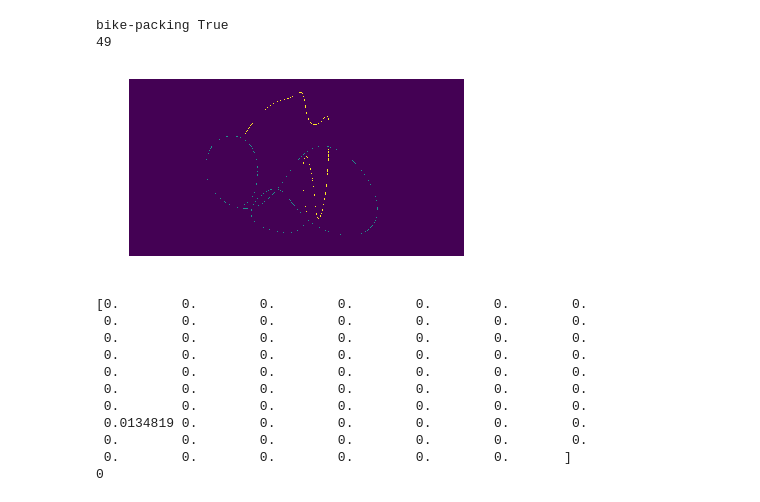
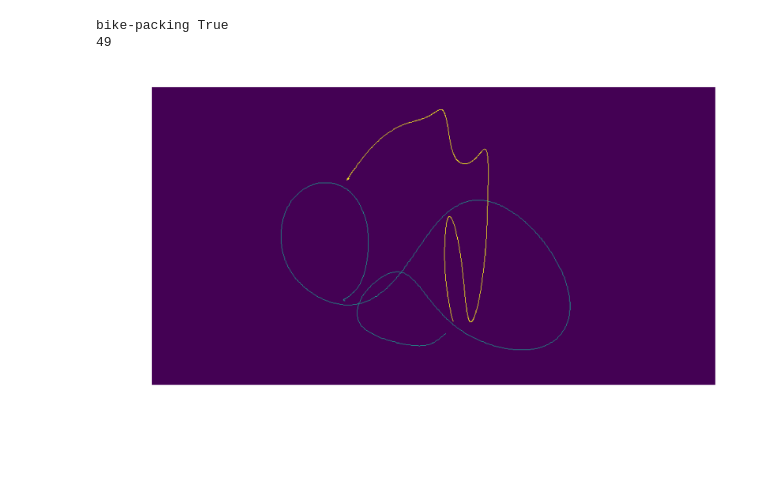
Before and after one commit to albertomontesg/davis-interactive, a Jupyter notebook: examples/example_session.ipynb, the cells around one changed output. Cells and saved outputs as stored; diff of their text form; code cells hidden in the pictures; blank space fills up the shorter version.

```diff
--- a/examples/example_session.ipynb
+++ b/examples/example_session.ipynb
@@ -10,44 +10,37 @@ import matplotlib.pyplot as plt
 %matplotlib inline
 
 davis_root = '/Users/alberto/Workspace/CVL/datasets/davis-2017/data/DAVIS/'
 davis = Davis(davis_root)
 
 def model(sequence, scribbles):
     seq_info = davis.dataset['sequences'][sequence]
     img_size = tuple(seq_info['image_size'][::-1])
 
     masks = scribbles2mask(scribbles, img_size, default_value=0, bezier_curve_sampling=True, bresenham_=True)
     return masks
 
 with DavisInteractiveSession(host='localhost', davis_root=davis_root,
                              subset='val', max_time=None, max_nb_interactions=3) as sess:
-    while sess.is_running():
+    count = 15
+    while sess.is_running() and count:
         sequence, scribbles, new_sequence = sess.get_scribbles(only_last=False)
         print(sequence, new_sequence)
 
         annotated_frame = scribbles['annotated_frame']
         print(annotated_frame)
         masks = model(sequence, scribbles)
 
-#         plt.figure(dpi=600)
+        plt.figure(dpi=600)
         plt.imshow(masks[annotated_frame])
         plt.axis('off')
         plt.show()
 
         sess.submit_masks(masks)
+        count -= 1
         break
+
+    df = sess.get_report()
 # %% [output]
 bike-packing True
 49
-[figure, old version]
+[figure, new version]
-[0.        0.        0.        0.        0.        0.        0.
- 0.        0.        0.        0.        0.        0.        0.
- 0.        0.        0.        0.        0.        0.        0.
- 0.        0.        0.        0.        0.        0.        0.
- 0.        0.        0.        0.        0.        0.        0.
- 0.        0.        0.        0.        0.        0.        0.
- 0.        0.        0.        0.        0.        0.        0.
- 0.0134819 0.        0.        0.        0.        0.        0.
- 0.        0.        0.        0.        0.        0.        0.
- 0.        0.        0.        0.        0.        0.       ]
-0
```
Also changed, not shown: parts of 5 cells of this notebook, 4 other files.
